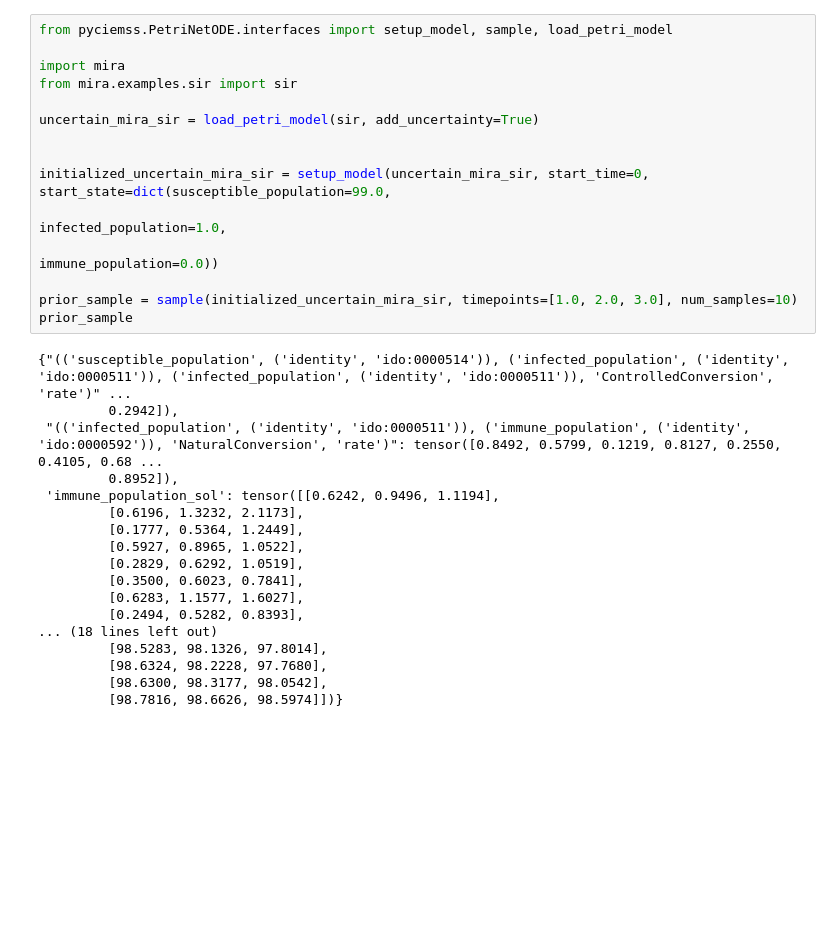
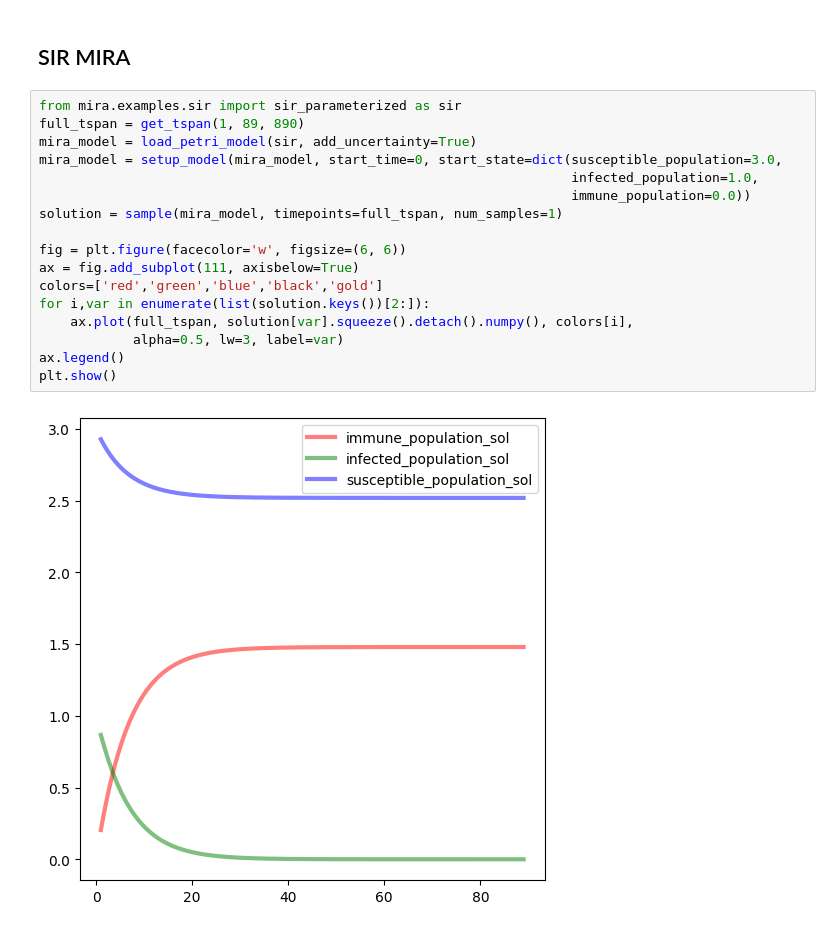
Before and after one commit to ciemss/pyciemss, a Jupyter notebook: notebook/sir_mira_vs_manual.ipynb, the cells around one changed output. Cells and saved outputs as stored; diff of their text form; blank space fills up the shorter version.

```diff
--- a/notebook/sir_mira_vs_manual.ipynb
+++ b/notebook/sir_mira_vs_manual.ipynb
@@ -49,33 +15,21 @@ prior_sample
-# %%
-from pyciemss.PetriNetODE.interfaces import setup_model, sample, load_petri_model
-
-import mira
-from mira.examples.sir import sir
-
-uncertain_mira_sir = load_petri_model(sir, add_uncertainty=True)
-
-
-initialized_uncertain_mira_sir = setup_model(uncertain_mira_sir, start_time=0, start_state=dict(susceptible_population=99.0,
-                                                                            infected_population=1.0,
-                                                                            immune_population=0.0))
-
-prior_sample = sample(initialized_uncertain_mira_sir, timepoints=[1.0, 2.0, 3.0], num_samples=10)
-prior_sample
-# %% [output]
-{"(('susceptible_population', ('identity', 'ido:0000514')), ('infected_population', ('identity', 'ido:0000511')), ('infected_population', ('identity', 'ido:0000511')), 'ControlledConversion', 'rate')" ...
-         0.2942]),
- "(('infected_population', ('identity', 'ido:0000511')), ('immune_population', ('identity', 'ido:0000592')), 'NaturalConversion', 'rate')": tensor([0.8492, 0.5799, 0.1219, 0.8127, 0.2550, 0.4105, 0.68 ...
-         0.8952]),
- 'immune_population_sol': tensor([[0.6242, 0.9496, 1.1194],
-         [0.6196, 1.3232, 2.1173],
-         [0.1777, 0.5364, 1.2449],
-         [0.5927, 0.8965, 1.0522],
-         [0.2829, 0.6292, 1.0519],
-         [0.3500, 0.6023, 0.7841],
-         [0.6283, 1.1577, 1.6027],
-         [0.2494, 0.5282, 0.8393],
-... (18 lines left out)
-         [98.5283, 98.1326, 97.8014],
-         [98.6324, 98.2228, 97.7680],
-         [98.6300, 98.3177, 98.0542],
-         [98.7816, 98.6626, 98.5974]])}
+# %% [markdown]
+## SIR MIRA
+# %%
+from mira.examples.sir import sir_parameterized as sir
+full_tspan = get_tspan(1, 89, 890)
+mira_model = load_petri_model(sir, add_uncertainty=True)
+mira_model = setup_model(mira_model, start_time=0, start_state=dict(susceptible_population=3.0,
+                                                                    infected_population=1.0,
+                                                                    immune_population=0.0))
+solution = sample(mira_model, timepoints=full_tspan, num_samples=1)
+
+fig = plt.figure(facecolor='w', figsize=(6, 6))
+ax = fig.add_subplot(111, axisbelow=True)
+colors=['red','green','blue','black','gold']
+for i,var in enumerate(list(solution.keys())[2:]):
+    ax.plot(full_tspan, solution[var].squeeze().detach().numpy(), colors[i],
+            alpha=0.5, lw=3, label=var)
+ax.legend()
+plt.show()
+# %% [output]
+[figure, added]
```
Also changed, not shown: parts of 5 cells of this notebook, 1 other file.
